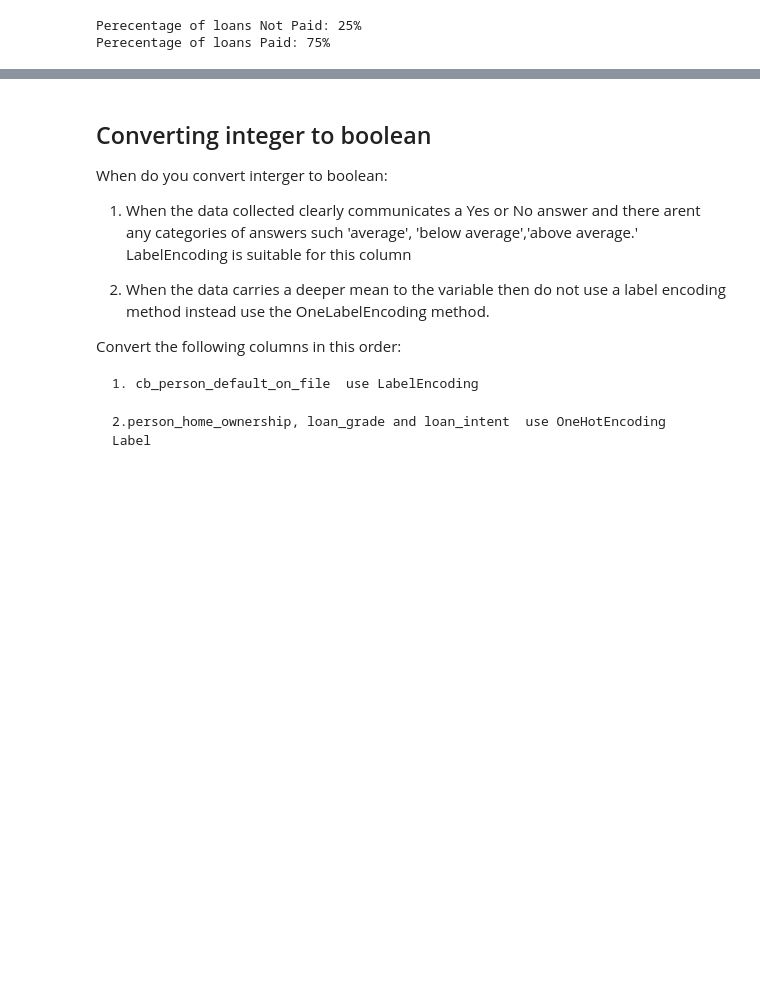
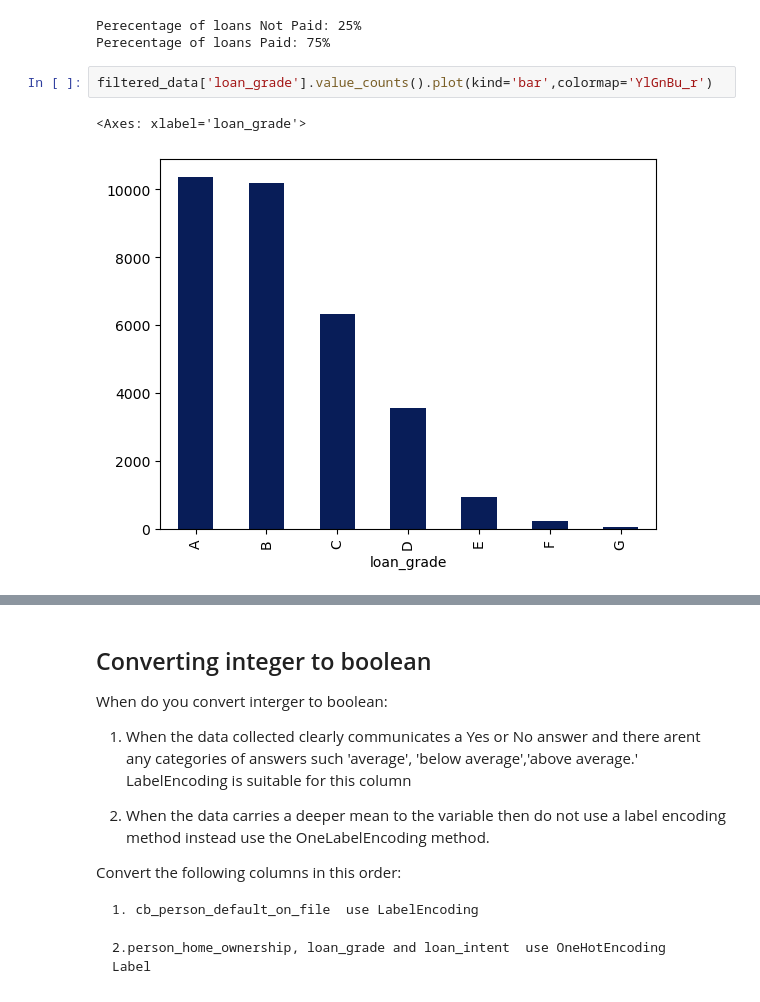
Before and after one commit to georgembugua00/credit_risk_classifier, a Jupyter notebook: notebook.ipynb, the cells around one changed output, grey strips where cells are left out. Saved outputs shown, nothing was run; the diff lists cells and outputs as text; blank space fills up the shorter version.

```diff
--- a/notebook.ipynb
+++ b/notebook.ipynb
@@ -561,3 +543,8 @@ print(f"Perecentage of loans Paid: {loans_paid}%")
 # %% [output]
 Perecentage of loans Not Paid: 25%
 Perecentage of loans Paid: 75%
+# %%
+filtered_data['loan_grade'].value_counts().plot(kind='bar',colormap='YlGnBu_r')
+# %% [output]
+<Axes: xlabel='loan_grade'>
+[figure, added]
```
Also changed, not shown: parts of 11 cells of this notebook.
